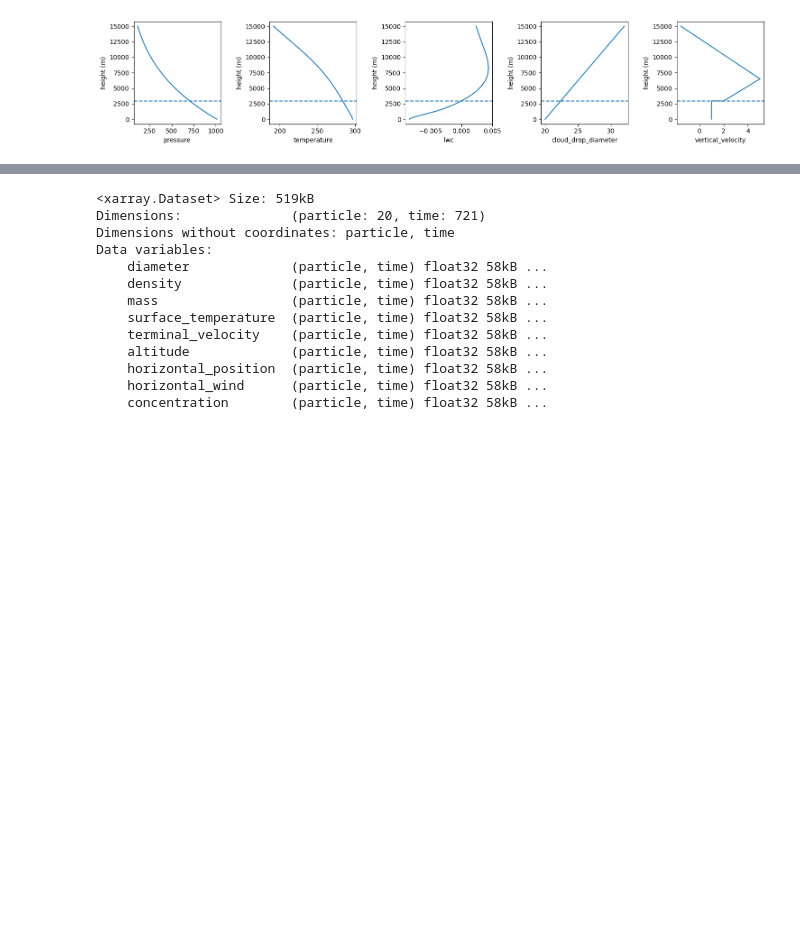
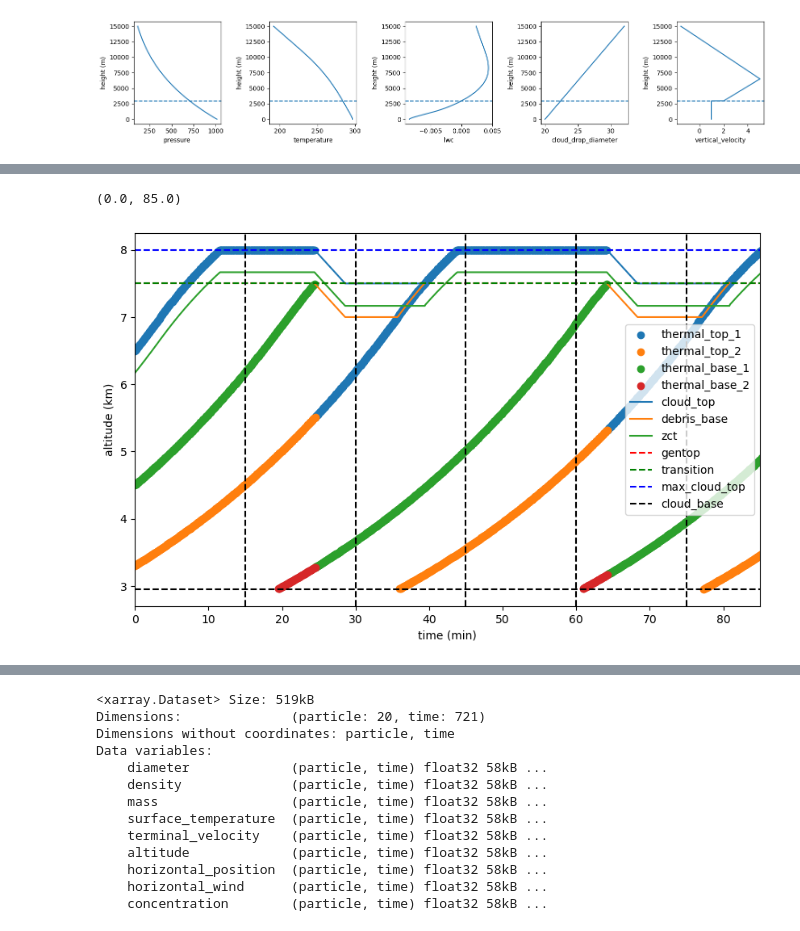
Before and after one commit to ezriri/simple-graupel-model, a Jupyter notebook: plotting_output.ipynb, the cells around one changed output, grey strips where cells are left out. Saved outputs shown, nothing was run; the diff lists cells and outputs as text; code cells hidden in the pictures; blank space fills up the shorter version.

```diff
--- a/plotting_output.ipynb
+++ b/plotting_output.ipynb
@@ -174,2 +195,38 @@ plt.legend()
+# %%
+fig, ax = plt.subplots(figsize=(10, 6))
+#time = np.arange(0, len(thtop1)) * namelist['DELTIM'] / 60
+
+plt.scatter(ncfile['time']/60, ncfile_envi['thermal_top_1'], label='thermal_top_1')
+plt.scatter(ncfile['time']/60, ncfile_envi['thermal_top_2'], label='thermal_top_2')
+plt.scatter(ncfile['time']/60, ncfile_envi['thermal_base_1'], label='thermal_base_1')
+plt.scatter(ncfile['time']/60, ncfile_envi['thermal_base_2'], label='thermal_base_2')
+
+plt.plot(ncfile['time']/60, ncfile_envi['cloud_top'], label='cloud_top')
+plt.plot(ncfile['time']/60, ncfile_envi['debris_base'], label='debris_base')
+zbase = ptz(namelist['pbase']) # height of cloud base (m)
+thbase_transition = namelist['CTOP'] - namelist['TDEPTH'] / 4.
+GENCTOP = namelist['GENCTOP'] # height of cloud top (m)
+CTOP = namelist['CTOP'] # height of cloud top (m)
+ZCT = namelist['ZCT'] # height of cloud top (m)
+ZCT_values = [v - ZCT for v in ncfile_envi['cloud_top']]
+plt.plot(ncfile['time']/60, ZCT_values, label='zct')
+plt.axhline(y=GENCTOP, color='r', linestyle='--', label='gentop')
+plt.axhline(y=thbase_transition, color='g', linestyle='--', label='transition')
+plt.axhline(y=CTOP, color='b', linestyle='--', label='max_cloud_top')
+plt.axhline(y=zbase/1000, color='k', linestyle='--', label='cloud_base')
+
+plt.axvline(x=15, color='black', linestyle='--')
+plt.axvline(x=30, color='black', linestyle='--')
+plt.axvline(x=45, color='black', linestyle='--')
+plt.axvline(x=60, color='black', linestyle='--')
+plt.axvline(x=75, color='black', linestyle='--')
+plt.ylabel("altitude (km)")
+plt.xlabel("time (min)")
+plt.legend()
+#plt.ylim(0, 12)
+plt.xlim(0,85)
+# %% [output]
+(0.0, 85.0)
+[figure, added]
 # %%
 for s in range(ncfile_ice.sizes['particle']):
```
Also changed, not shown: parts of 23 cells of this notebook, 48 other files.
